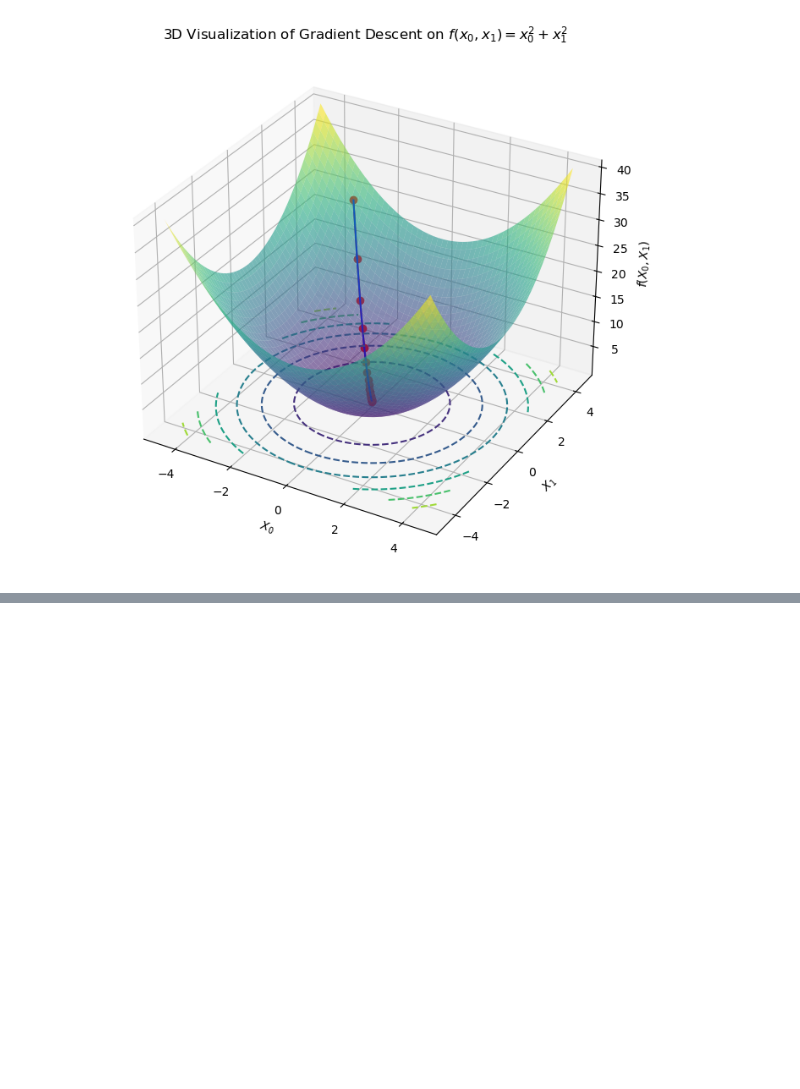
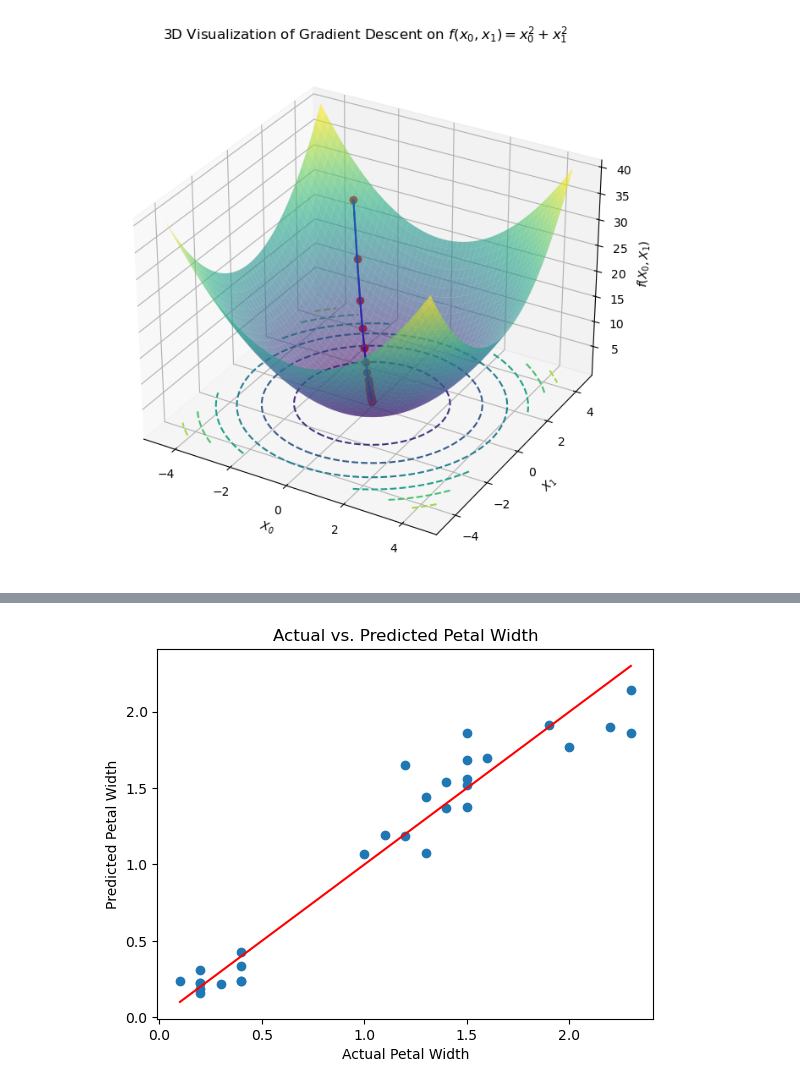
Before and after one commit to lvzeyu/css_nlp, a Jupyter notebook: _build/jupyter_execute/notebook/NN_supp.ipynb, the cells around one changed output, grey strips where cells are left out. Drawn from its saved outputs; the diff is of its cells as text; code cells hidden in the pictures; blank space fills up the shorter version.

```diff
--- a/_build/jupyter_execute/notebook/NN_supp.ipynb
+++ b/_build/jupyter_execute/notebook/NN_supp.ipynb
@@ -156,0 +198,15 @@ plt.show()
+# %%
+import torch.nn as nn
+import torch.nn.functional as F
+
+class RegressionNN(nn.Module):
+    def __init__(self, input_dim, hidden_dim1, hidden_dim2):
+        super(RegressionNN, self).__init__()
+        self.fc1 = nn.Linear(input_dim, hidden_dim1)
+        self.fc2 = nn.Linear(hidden_dim1, hidden_dim2)
+        self.fc3 = nn.Linear(hidden_dim2, 1)
+
+    def forward(self, x):
+        x = F.relu(self.fc1(x))
+        x = F.relu(self.fc2(x))
+        return self.fc3(x)
@@ -156,0 +264,20 @@ plt.show()
+# %%
+import matplotlib.pyplot as plt
+
+model.eval()
+with torch.no_grad():
+    test_predictions = model(X_test)
+
+# データをnumpy形式に変換
+y_test_np = scaler_y.inverse_transform(y_test.numpy())
+test_predictions_np = scaler_y.inverse_transform(test_predictions.numpy())
+
+# scatter plotの可視化
+plt.scatter(y_test_np, test_predictions_np)
+plt.xlabel("Actual Petal Width")
+plt.ylabel("Predicted Petal Width")
+plt.title("Actual vs. Predicted Petal Width")
+plt.plot([min(y_test_np), max(y_test_np)], [min(y_test_np), max(y_test_np)], color='red')
+plt.show()
+# %% [output]
+[figure, added]
```
Also changed, not shown: parts of 3 cells of this notebook, 22 other files.
